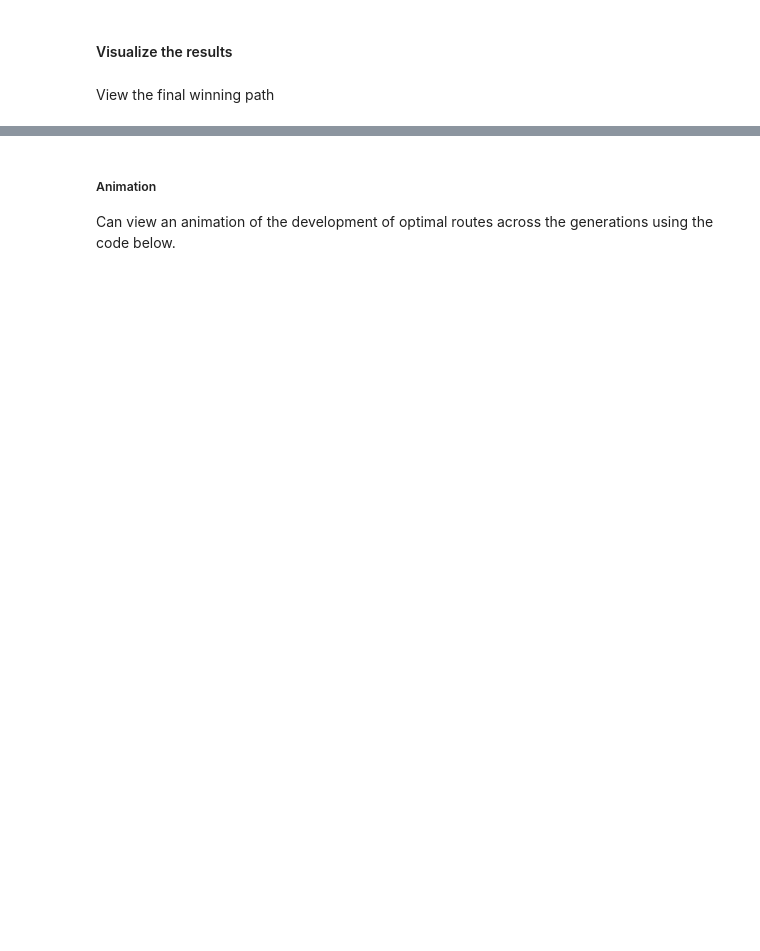
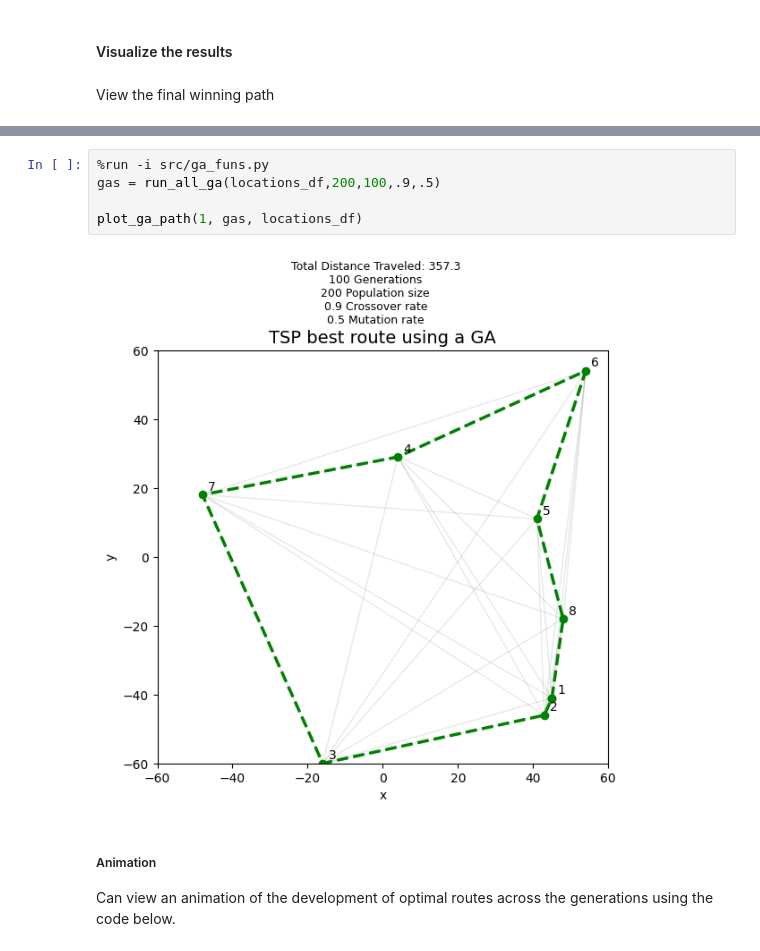
Before and after one commit to lcwat/tsp_solvers, a Jupyter notebook: notebooks/ga_tsp.ipynb, the cells around one changed output, grey strips where cells are left out. Saved outputs shown, nothing was run; the diff lists cells and outputs as text; blank space fills up the shorter version.

```diff
--- a/notebooks/ga_tsp.ipynb
+++ b/notebooks/ga_tsp.ipynb
@@ -380,3 +343,10 @@ plt.show()
+# %%
+%run -i src/ga_funs.py
+gas = run_all_ga(locations_df,200,100,.9,.5)
+
+plot_ga_path(1, gas, locations_df)
+# %% [output]
+[figure, added]
 # %% [markdown]
 ##### Animation
 Can view an animation of the development of optimal routes across the generations using the code below.
```
Also changed, not shown: parts of 4 cells of this notebook, 19 other files.
